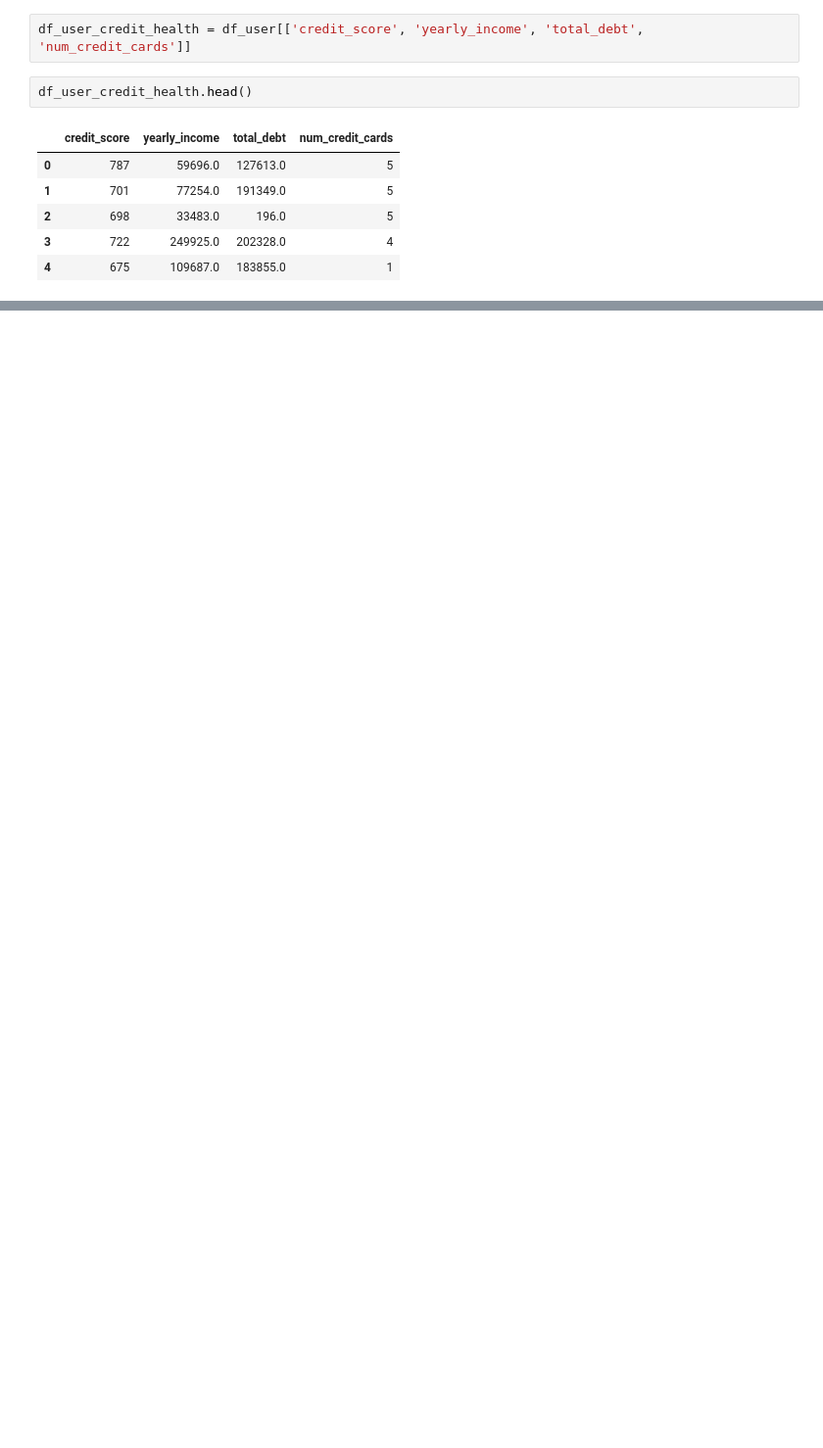
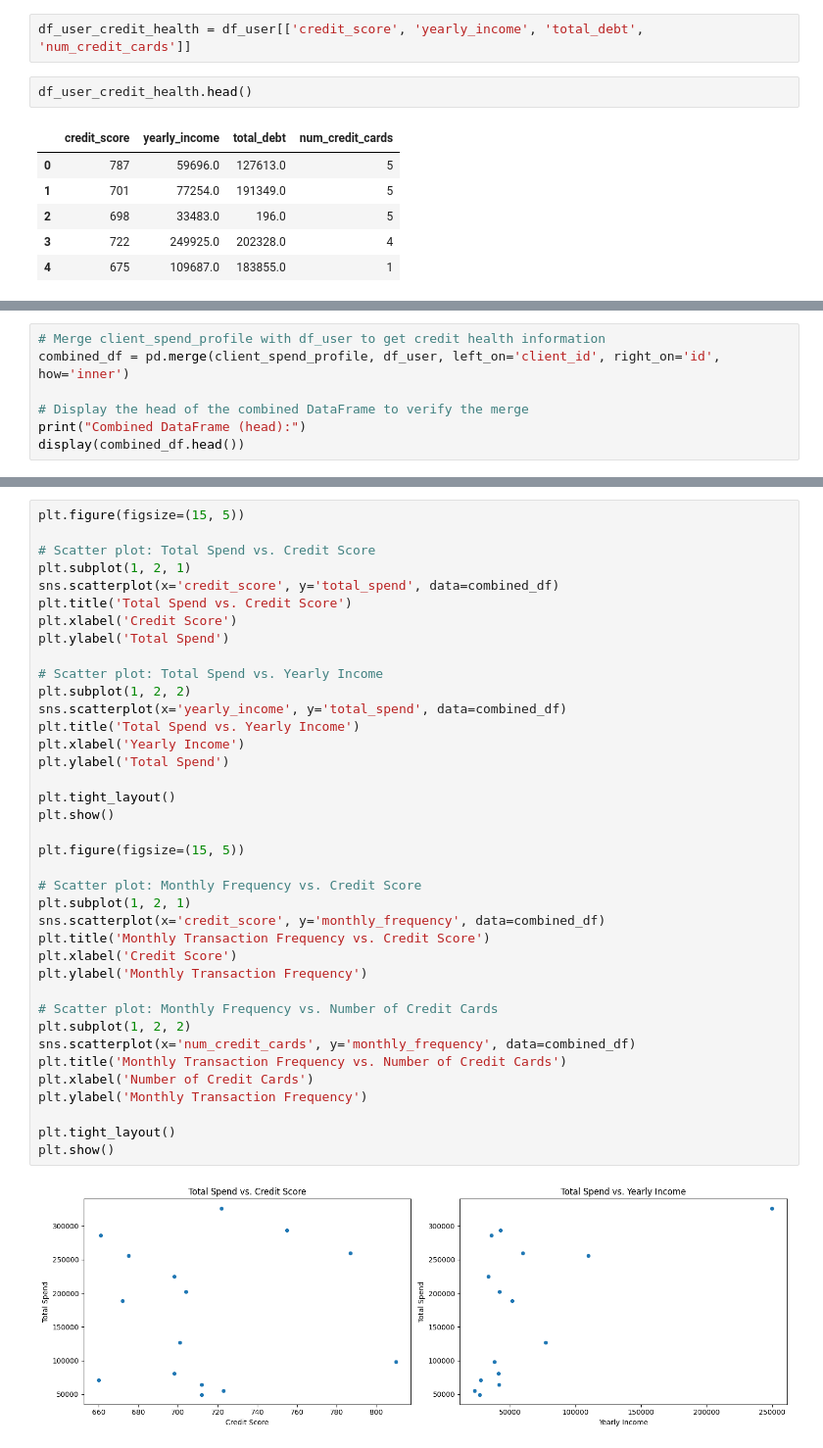
Before and after one commit to pamalsingh/Data_Driven_Analysis, a Jupyter notebook: Pamal_Singh_CPDA_B1.ipynb, the cells around one changed output, grey strips where cells are left out. Shown at 98% size. Saved outputs shown, nothing was run; the diff lists cells and outputs as text; blank space fills up the shorter version.

```diff
--- a/Pamal_Singh_CPDA_B1.ipynb
+++ b/Pamal_Singh_CPDA_B1.ipynb
@@ -500,0 +317,7 @@ plt.show()
+# %%
+# Merge client_spend_profile with df_user to get credit health information
+combined_df = pd.merge(client_spend_profile, df_user, left_on='client_id', right_on='id', how='inner')
+
+# Display the head of the combined DataFrame to verify the merge
+print("Combined DataFrame (head):")
+display(combined_df.head())
@@ -500,0 +332,40 @@ plt.show()
+# %%
+plt.figure(figsize=(15, 5))
+
+# Scatter plot: Total Spend vs. Credit Score
+plt.subplot(1, 2, 1)
+sns.scatterplot(x='credit_score', y='total_spend', data=combined_df)
+plt.title('Total Spend vs. Credit Score')
+plt.xlabel('Credit Score')
+plt.ylabel('Total Spend')
+
+# Scatter plot: Total Spend vs. Yearly Income
+plt.subplot(1, 2, 2)
+sns.scatterplot(x='yearly_income', y='total_spend', data=combined_df)
+plt.title('Total Spend vs. Yearly Income')
+plt.xlabel('Yearly Income')
+plt.ylabel('Total Spend')
+
+plt.tight_layout()
+plt.show()
+
+plt.figure(figsize=(15, 5))
+
+# Scatter plot: Monthly Frequency vs. Credit Score
+plt.subplot(1, 2, 1)
+sns.scatterplot(x='credit_score', y='monthly_frequency', data=combined_df)
+plt.title('Monthly Transaction Frequency vs. Credit Score')
+plt.xlabel('Credit Score')
+plt.ylabel('Monthly Transaction Frequency')
+
+# Scatter plot: Monthly Frequency vs. Number of Credit Cards
+plt.subplot(1, 2, 2)
+sns.scatterplot(x='num_credit_cards', y='monthly_frequency', data=combined_df)
+plt.title('Monthly Transaction Frequency vs. Number of Credit Cards')
+plt.xlabel('Number of Credit Cards')
+plt.ylabel('Monthly Transaction Frequency')
+
+plt.tight_layout()
+plt.show()
+# %% [output]
+[figure, added]
```
Also changed, not shown: parts of 81 cells of this notebook.
